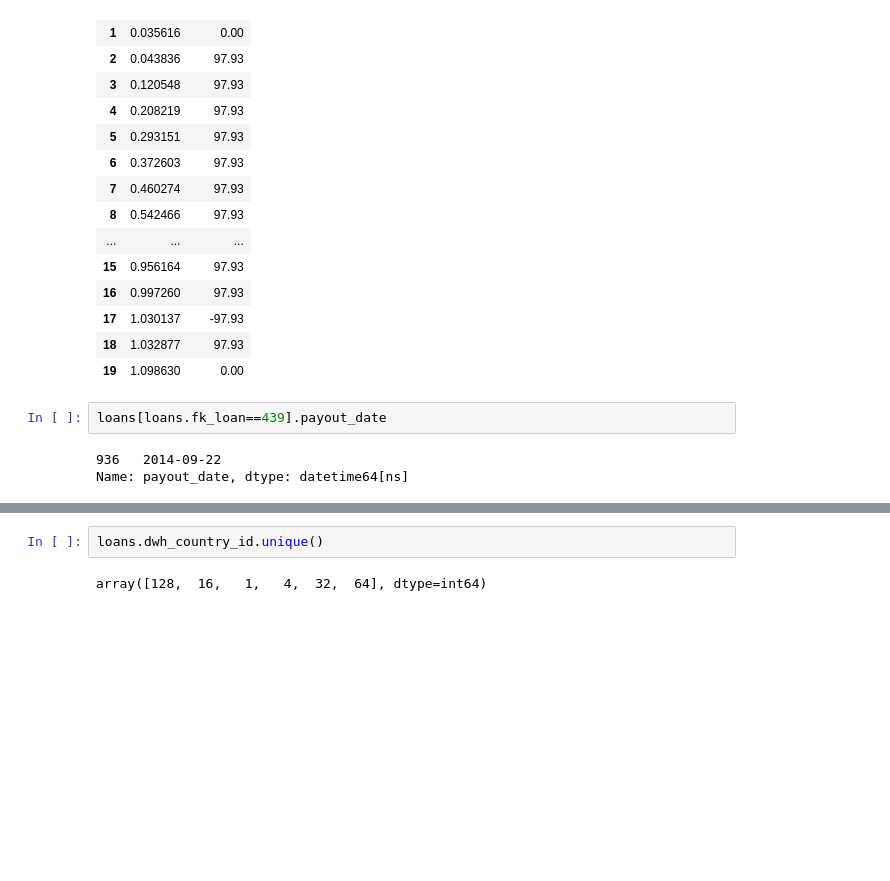
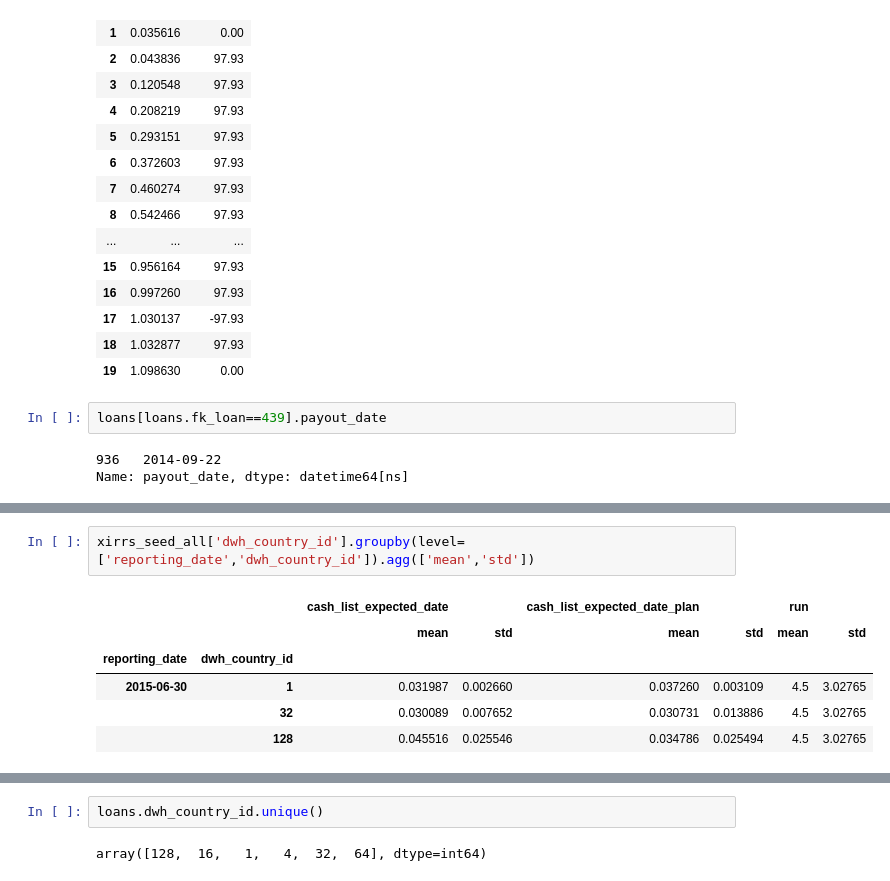
Before and after one commit to seanv507/lendico, a Jupyter notebook: Projects/Returns/src/returns01.ipynb, the cells around one changed output, grey strips where cells are left out. Cells and saved outputs as stored; diff of their text form; blank space fills up the shorter version.

```diff
--- a/Projects/Returns/src/returns01.ipynb
+++ b/Projects/Returns/src/returns01.ipynb
@@ -322,0 +378,9 @@ Name: payout_date, dtype: datetime64[ns]
+# %%
+xirrs_seed_all['dwh_country_id'].groupby(level=['reporting_date','dwh_country_id']).agg(['mean','std'])
+# %% [output]
+|  |  | cash_list_expected_date |  | cash_list_expected_date_plan |  | run |  |
+|  |  | mean | std | mean | std | mean | std |
+| reporting_date | dwh_country_id |  |  |  |  |  |  |
+| 2015-06-30 | 1 | 0.031987 | 0.002660 | 0.037260 | 0.003109 | 4.5 | 3.02765 |
+|  | 32 | 0.030089 | 0.007652 | 0.030731 | 0.013886 | 4.5 | 3.02765 |
+|  | 128 | 0.045516 | 0.025546 | 0.034786 | 0.025494 | 4.5 | 3.02765 |
```
Also changed, not shown: parts of 33 cells of this notebook, 2 other files.
